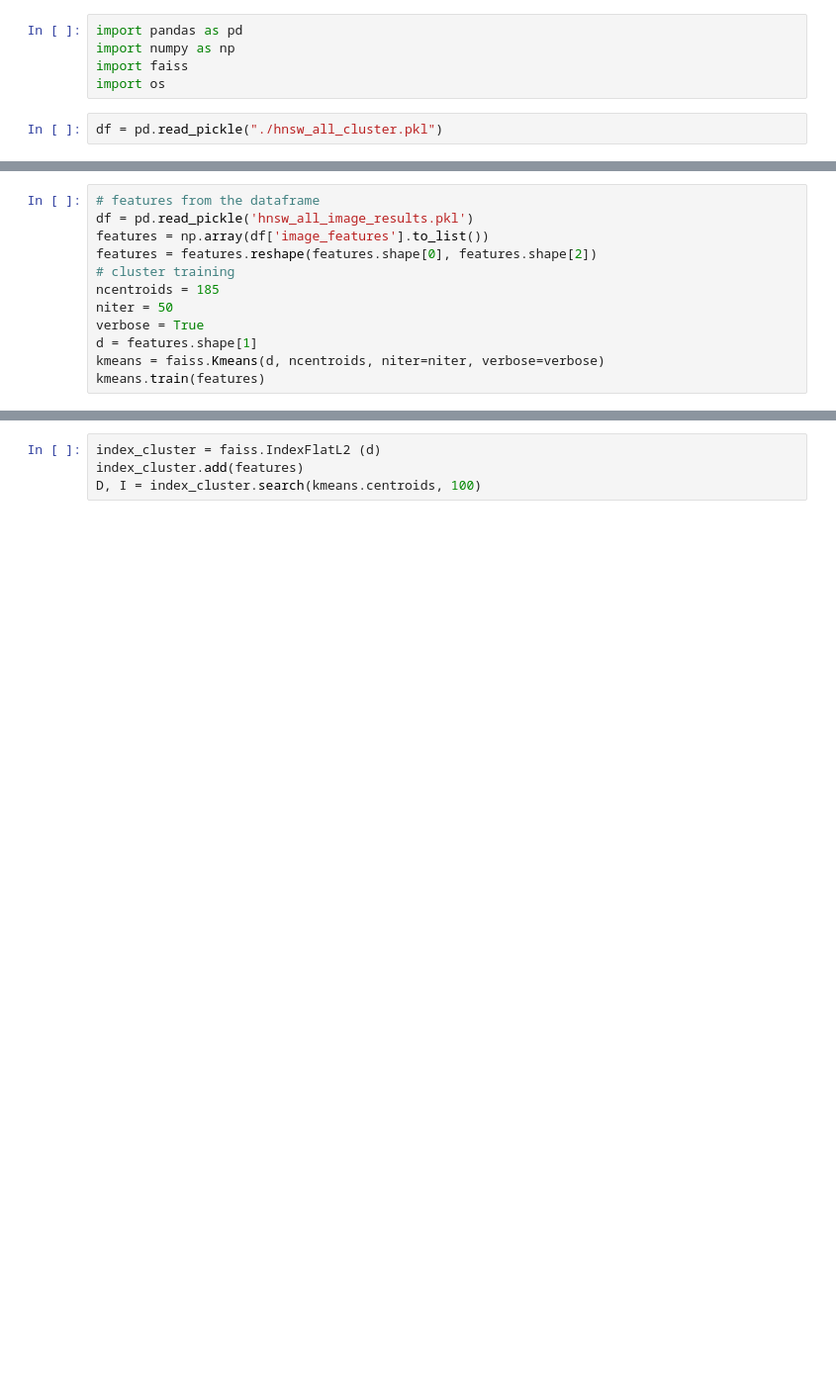
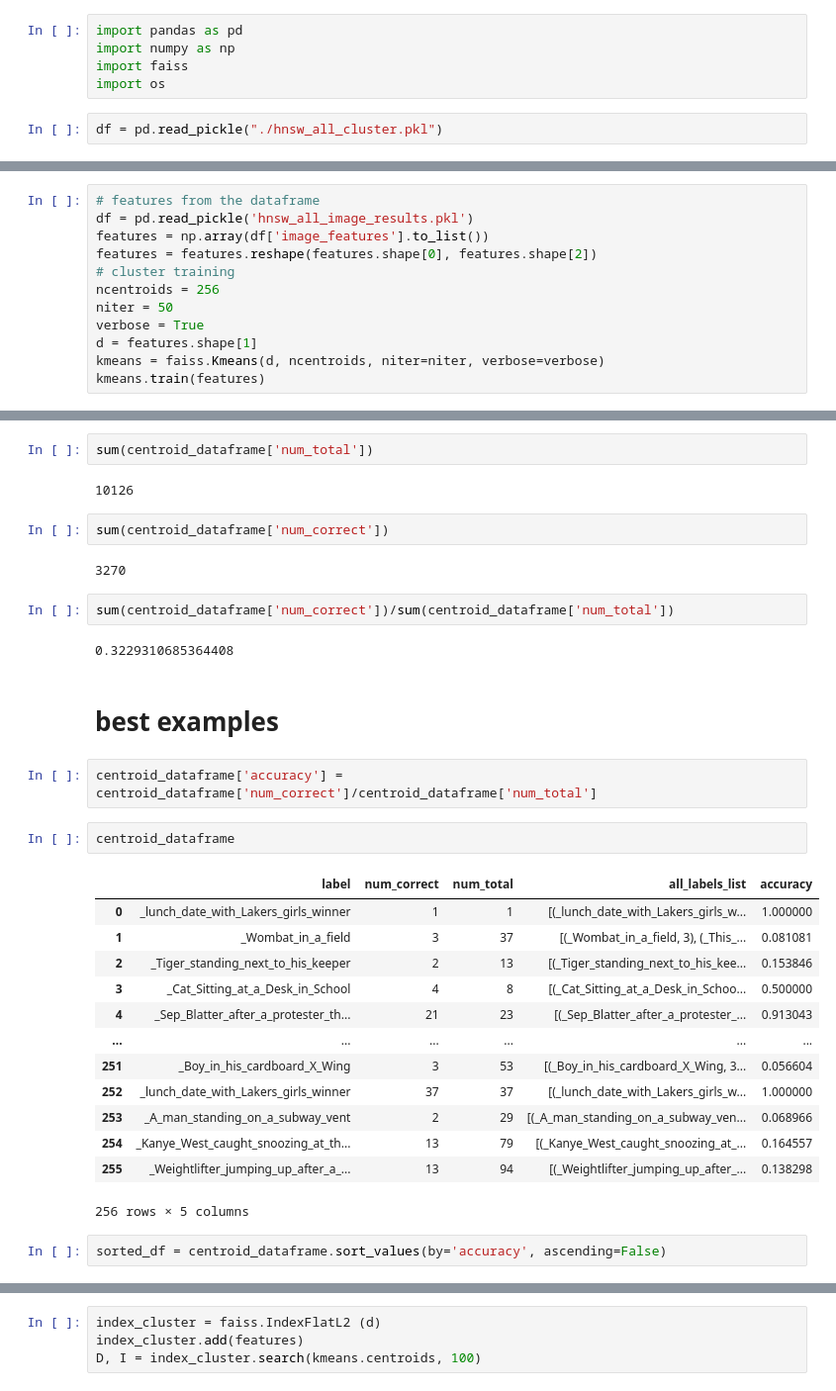
Before and after one commit to aryan-rajoria/motif-mining, a Jupyter notebook: getting cluster labels.ipynb, the cells around one changed output, grey strips where cells are left out. Shown: that part at 99% size. Drawn from its saved outputs; the diff is of its cells as text; blank space fills up the shorter version.

```diff
--- a/getting cluster labels.ipynb
+++ b/getting cluster labels.ipynb
@@ -16,7 +35,7 @@ df = pd.read_pickle('hnsw_all_image_results.pkl')
 features = np.array(df['image_features'].to_list())
 features = features.reshape(features.shape[0], features.shape[2])
 # cluster training
-ncentroids = 185
+ncentroids = 256
 niter = 50
 verbose = True
 d = features.shape[1]
@@ -29,0 +96,34 @@ Clustering 10126 points in 2048D to 185 clusters, redo 1 times, 50 iterations
+# %%
+sum(centroid_dataframe['num_total'])
+# %% [output]
+10126
+# %%
+sum(centroid_dataframe['num_correct'])
+# %% [output]
+3270
+# %%
+sum(centroid_dataframe['num_correct'])/sum(centroid_dataframe['num_total'])
+# %% [output]
+0.3229310685364408
+# %% [markdown]
+# best examples
+# %%
+centroid_dataframe['accuracy'] = centroid_dataframe['num_correct']/centroid_dataframe['num_total']
+# %%
+centroid_dataframe
+# %% [output]
+|  | label | num_correct | num_total | all_labels_list | accuracy |
+| 0 | _lunch_date_with_Lakers_girls_winner | 1 | 1 | [(_lunch_date_with_Lakers_girls_w... | 1.000000 |
+| 1 | _Wombat_in_a_field | 3 | 37 | [(_Wombat_in_a_field, 3), (_This_... | 0.081081 |
+| 2 | _Tiger_standing_next_to_his_keeper | 2 | 13 | [(_Tiger_standing_next_to_his_kee... | 0.153846 |
+| 3 | _Cat_Sitting_at_a_Desk_in_School | 4 | 8 | [(_Cat_Sitting_at_a_Desk_in_Schoo... | 0.500000 |
+| 4 | _Sep_Blatter_after_a_protester_th... | 21 | 23 | [(_Sep_Blatter_after_a_protester_... | 0.913043 |
+| ... | ... | ... | ... | ... | ... |
+| 251 | _Boy_in_his_cardboard_X_Wing | 3 | 53 | [(_Boy_in_his_cardboard_X_Wing, 3... | 0.056604 |
+| 252 | _lunch_date_with_Lakers_girls_winner | 37 | 37 | [(_lunch_date_with_Lakers_girls_w... | 1.000000 |
+| 253 | _A_man_standing_on_a_subway_vent | 2 | 29 | [(_A_man_standing_on_a_subway_ven... | 0.068966 |
+| 254 | _Kanye_West_caught_snoozing_at_th... | 13 | 79 | [(_Kanye_West_caught_snoozing_at_... | 0.164557 |
+| 255 | _Weightlifter_jumping_up_after_a_... | 13 | 94 | [(_Weightlifter_jumping_up_after_... | 0.138298 |
+256 rows × 5 columns
+# %%
+sorted_df = centroid_dataframe.sort_values(by='accuracy', ascending=False)
```
Also changed, not shown: parts of 17 cells of this notebook, 3 other files.
